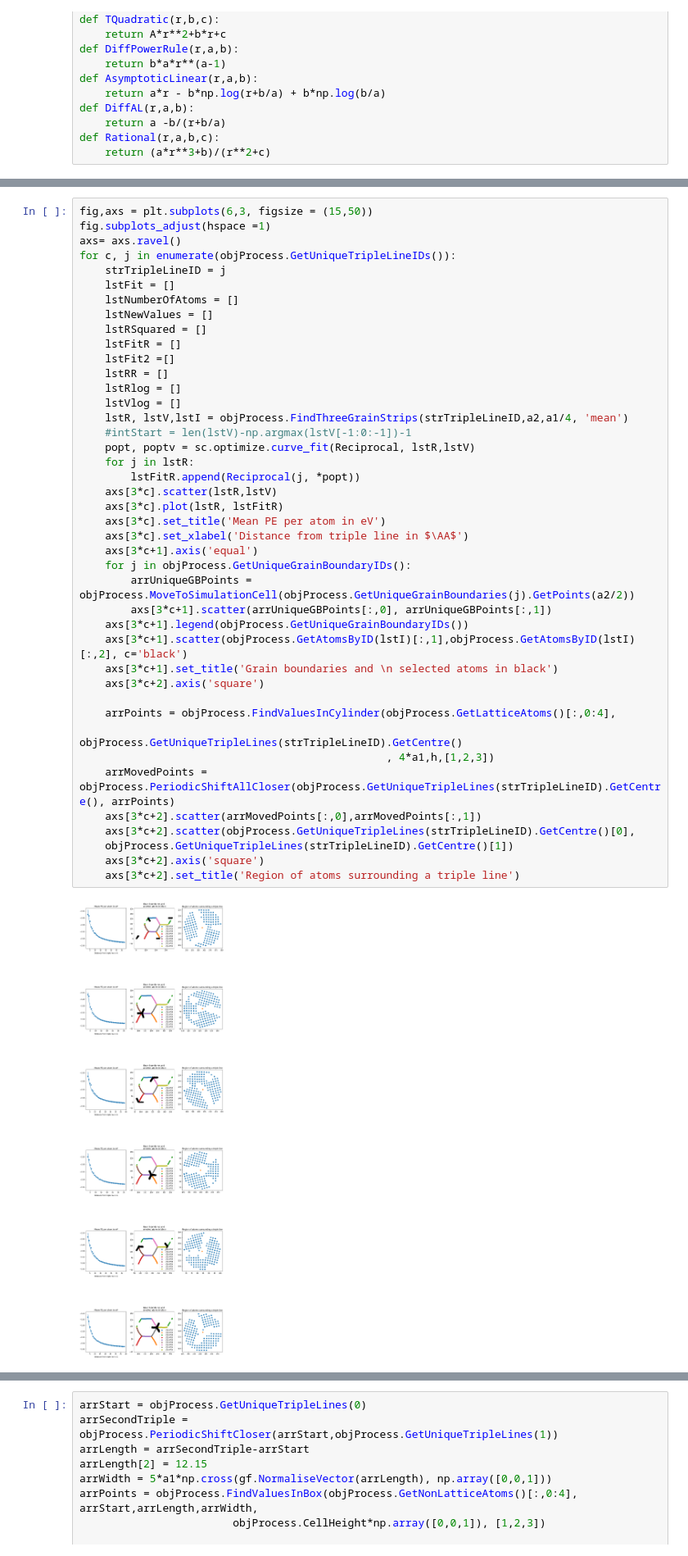
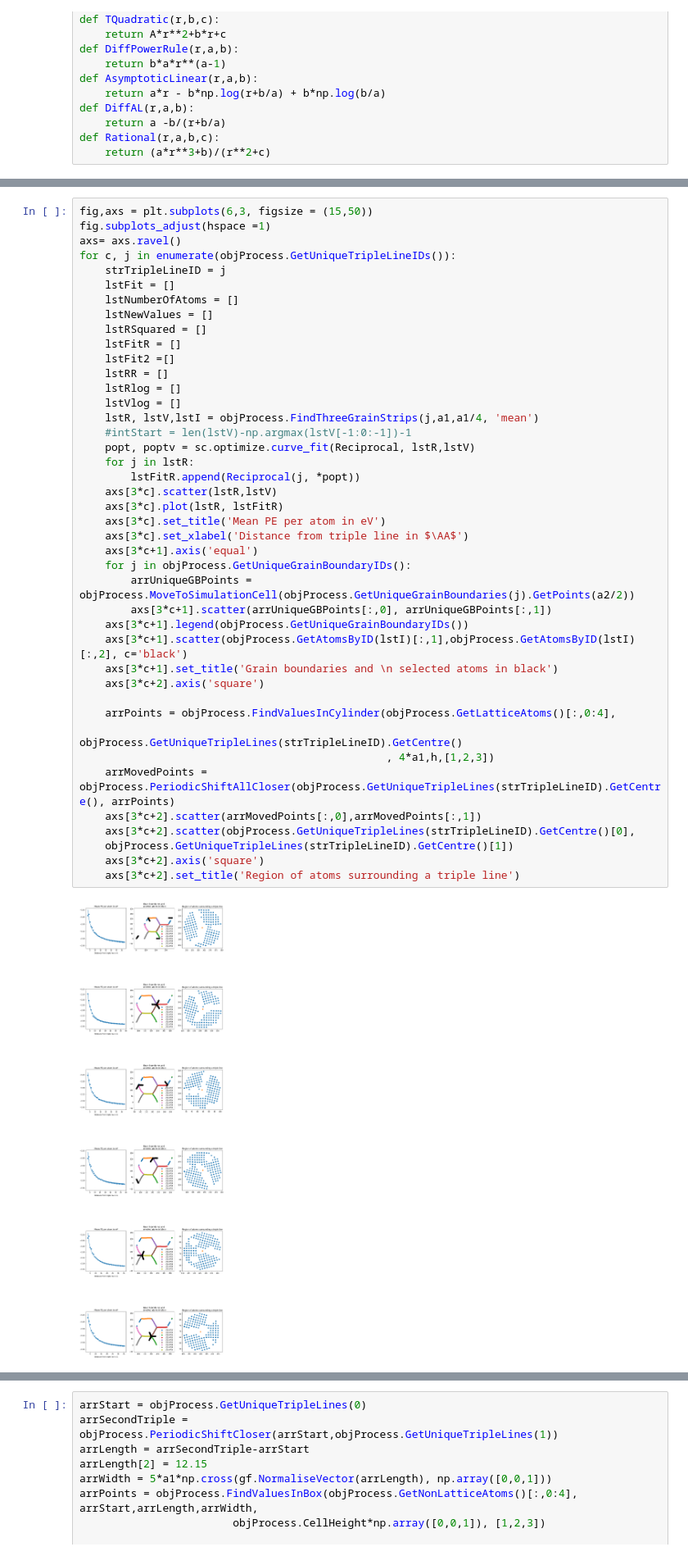
Before and after one commit to PaulTwine/TripleLines.github.io, a Jupyter notebook: TripleLine Fitting.ipynb, the cells around one changed output, grey strips where cells are left out. Shown at 82% size. Drawn from its saved outputs; the diff is of its cells as text.

```diff
--- a/TripleLine Fitting.ipynb
+++ b/TripleLine Fitting.ipynb
@@ -77,35 +77,35 @@ for c, j in enumerate(objProcess.GetUniqueTripleLineIDs()):
     lstRR = []
     lstRlog = []
     lstVlog = []
-    lstR, lstV,lstI = objProcess.FindThreeGrainStrips(strTripleLineID,a2,a1/4, 'mean')
+    lstR, lstV,lstI = objProcess.FindThreeGrainStrips(j,a1,a1/4, 'mean')
     #intStart = len(lstV)-np.argmax(lstV[-1:0:-1])-1
     popt, poptv = sc.optimize.curve_fit(Reciprocal, lstR,lstV)
     for j in lstR:
         lstFitR.append(Reciprocal(j, *popt))
     axs[3*c].scatter(lstR,lstV)
     axs[3*c].plot(lstR, lstFitR)
     axs[3*c].set_title('Mean PE per atom in eV')
     axs[3*c].set_xlabel('Distance from triple line in $\AA$')
     axs[3*c+1].axis('equal')
     for j in objProcess.GetUniqueGrainBoundaryIDs():
         arrUniqueGBPoints = objProcess.MoveToSimulationCell(objProcess.GetUniqueGrainBoundaries(j).GetPoints(a2/2))
         axs[3*c+1].scatter(arrUniqueGBPoints[:,0], arrUniqueGBPoints[:,1])
     axs[3*c+1].legend(objProcess.GetUniqueGrainBoundaryIDs())
     axs[3*c+1].scatter(objProcess.GetAtomsByID(lstI)[:,1],objProcess.GetAtomsByID(lstI)[:,2], c='black')
     axs[3*c+1].set_title('Grain boundaries and \n selected atoms in black')
     axs[3*c+2].axis('square')
 
     arrPoints = objProcess.FindValuesInCylinder(objProcess.GetLatticeAtoms()[:,0:4],
                                                 objProcess.GetUniqueTripleLines(strTripleLineID).GetCentre()
                                                 , 4*a1,h,[1,2,3])
     arrMovedPoints = objProcess.PeriodicShiftAllCloser(objProcess.GetUniqueTripleLines(strTripleLineID).GetCentre(), arrPoints)
     axs[3*c+2].scatter(arrMovedPoints[:,0],arrMovedPoints[:,1])
     axs[3*c+2].scatter(objProcess.GetUniqueTripleLines(strTripleLineID).GetCentre()[0],
     objProcess.GetUniqueTripleLines(strTripleLineID).GetCentre()[1])
     axs[3*c+2].axis('square')
     axs[3*c+2].set_title('Region of atoms surrounding a triple line')
 # %% [output]
-[figure, old version]
+[figure, new version]
 # %%
 n=2
 CellArray = plt.imread(strDumpFile+'.png')
```
Also changed, not shown: parts of 6 cells of this notebook, 3 other files.
